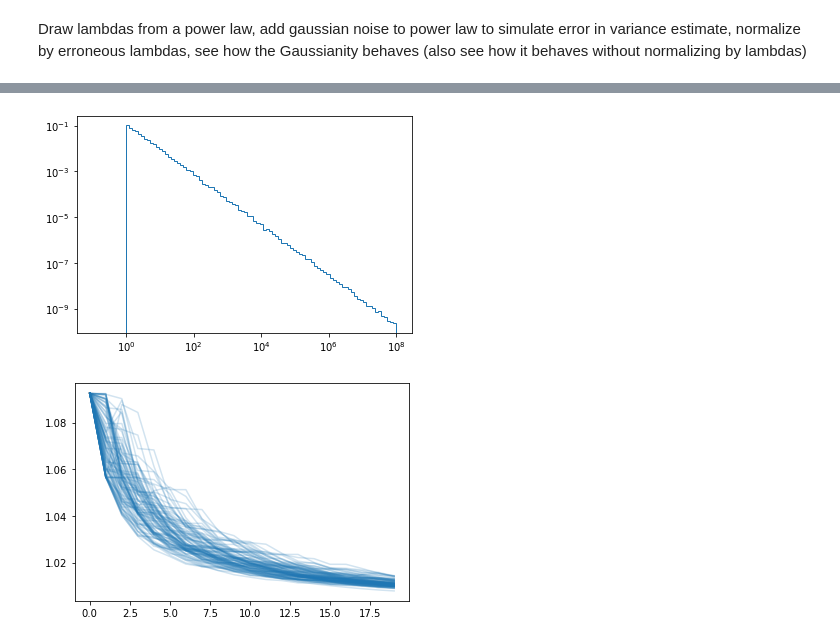
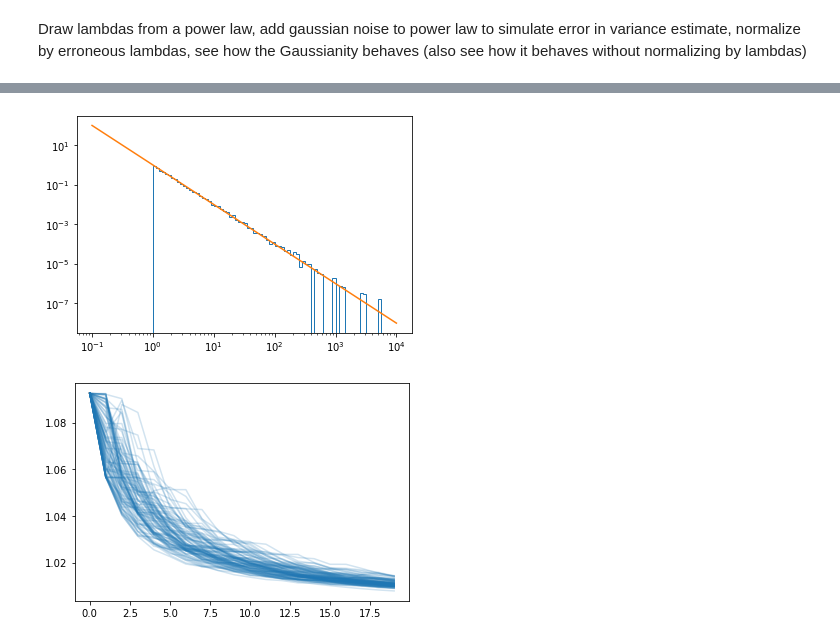
Before and after one commit to jlcbrown/FFT_hypoexp_comp, a Jupyter notebook: FFT_computation_testing.ipynb, the cells around one changed output, grey strips where cells are left out. Cells and saved outputs as stored; diff of their text form; code cells hidden in the pictures.

```diff
--- a/FFT_computation_testing.ipynb
+++ b/FFT_computation_testing.ipynb
@@ -364,18 +377,19 @@ inv = get_conf_rat(lams)
 # %%
 def get_plaw_samples(minlam, maxlam, plind, size):
     if plind == 1:
         raise ValueError("plind must not equal 1")
     alpha = plind - 1
 
     uni = np.random.uniform(size=size)
     plaw = minlam * (1 - (1 - (minlam/maxlam) ** alpha) * uni)**(-1 / alpha)
     return(plaw)
 
-P = get_plaw_samples(1, 1e8, 1.1, int(1e4))
-_, _, _ = plt.hist(P, bins=np.logspace(-1, 8, num=101), log=True, density=True, histtype='step')
+P = get_plaw_samples(1, 1e4, 2, int(1e4))
+_, bins, _ = plt.hist(P, bins=np.logspace(-1, 4, num=101), log=True, density=True, histtype='step')
+plt.plot(bins, 1 / bins**2)
 plt.xscale("log")
 # %% [output]
-[figure, old version]
+[figure, new version]
 # %%
 def make_triangle(seq):
     """
```
Also changed, not shown: parts of 18 cells of this notebook.
